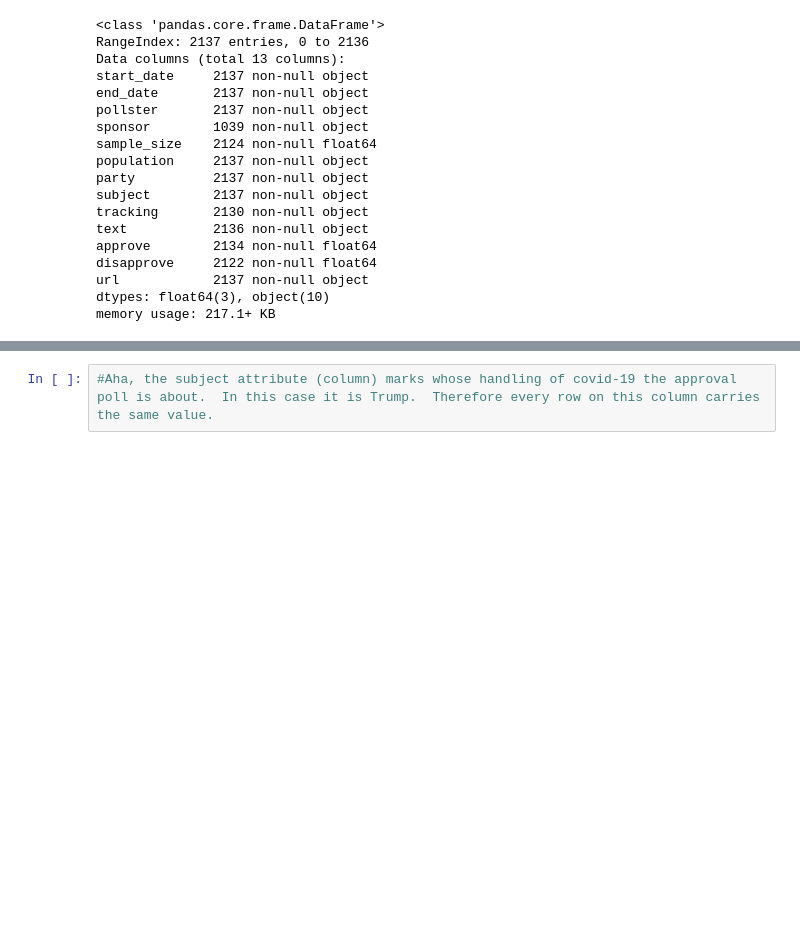
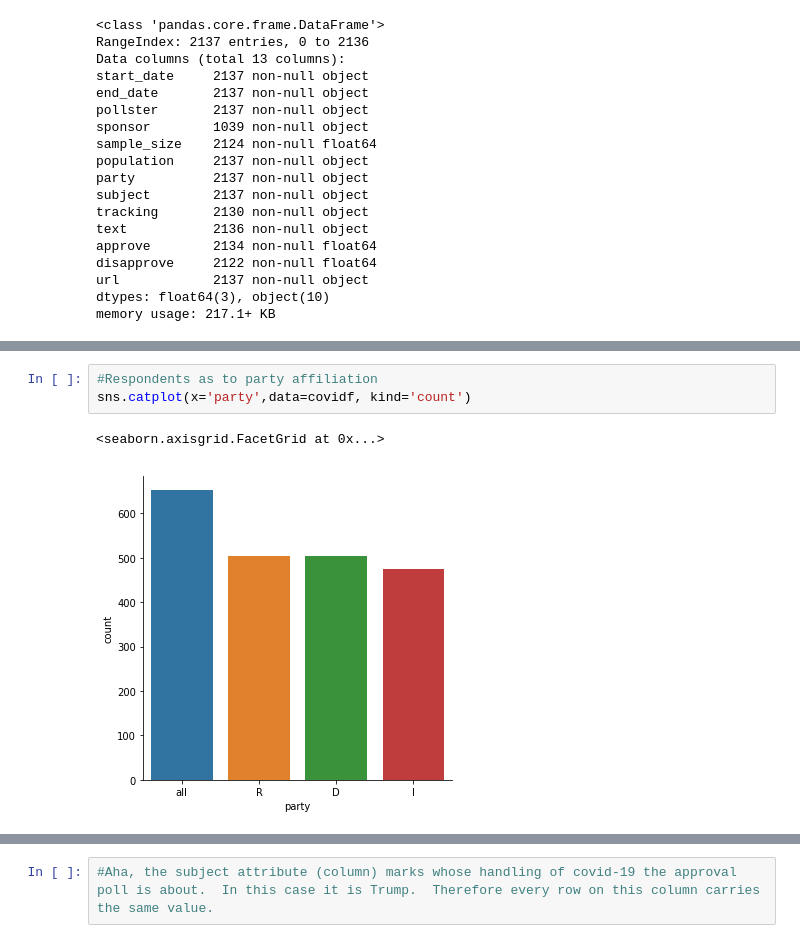
Before and after one commit to abeladmin-eng/My-Projects, a Jupyter notebook: Covid 19 Data Analysis.ipynb, the cells around one changed output, grey strips where cells are left out. Cells and saved outputs as stored; diff of their text form; blank space fills up the shorter version.

```diff
--- a/Covid 19 Data Analysis.ipynb
+++ b/Covid 19 Data Analysis.ipynb
@@ -56,0 +55,6 @@ covidf.head(3)
+# %%
+#Respondents as to party affiliation
+sns.catplot(x='party',data=covidf, kind='count')
+# %% [output]
+<seaborn.axisgrid.FacetGrid at 0x...>
+[figure, added]
```
Also changed, not shown: parts of 32 cells of this notebook, 1 other file.
